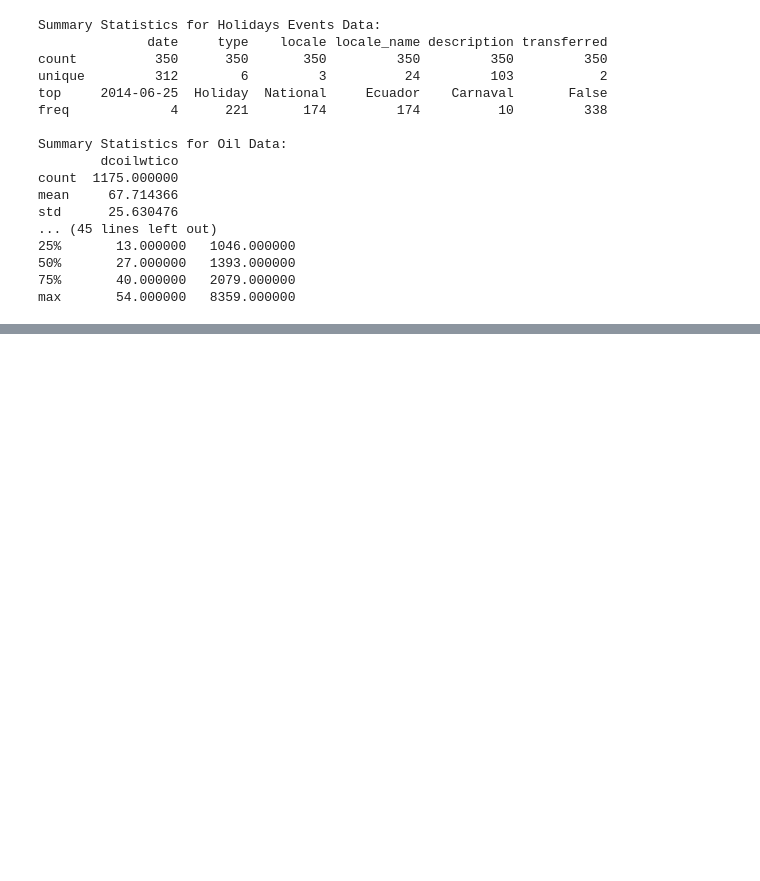
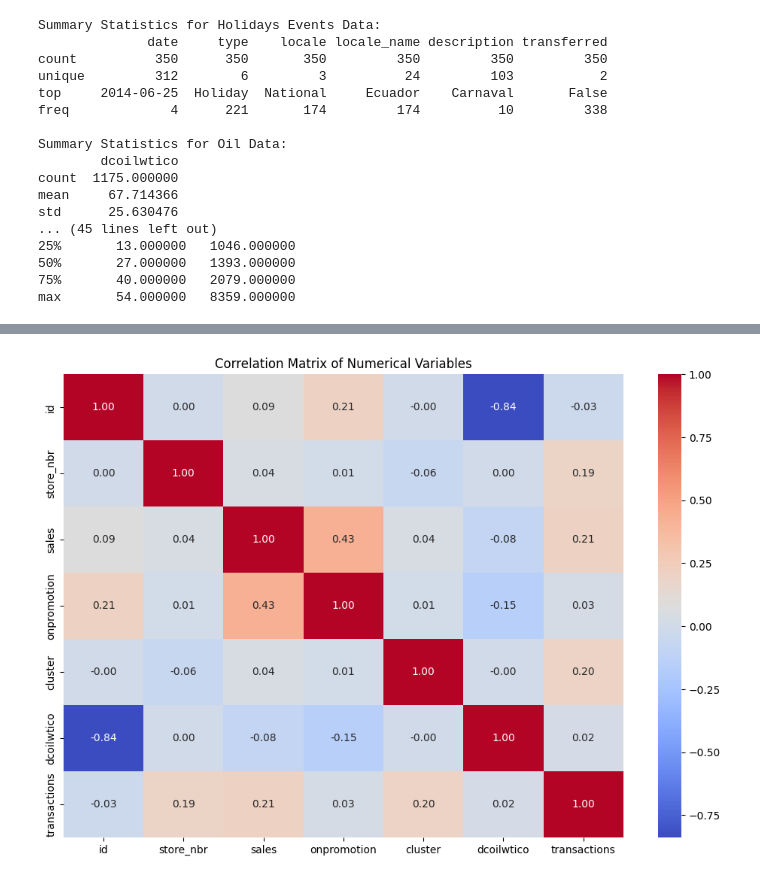
Before and after one commit to silver032/phase5project, a Jupyter notebook: Untitled.ipynb, the cells around one changed output, grey strips where cells are left out. Drawn from its saved outputs; the diff is of its cells as text; code cells hidden in the pictures; blank space fills up the shorter version.

```diff
--- a/Untitled.ipynb
+++ b/Untitled.ipynb
@@ -85,0 +398,9 @@ max       54.000000   8359.000000
+# %%
+# Merge train data with store data, oil data, transactions, and holidays events
+train_combined = pd.merge(train, stores, on='store_nbr', how='left')
+train_combined = pd.merge(train_combined, oil, on='date', how='left')
+train_combined = pd.merge(train_combined, transactions, on=['store_nbr', 'date'], how='left')
+train_combined = pd.merge(train_combined, holidays_events, on='date', how='left')
+
+# Display the first few rows to confirm the merge
+print(train_combined.head(), "\n")
@@ -85,0 +428,10 @@ max       54.000000   8359.000000
+# %%
+# Select only numerical columns for correlation analysis
+numerical_columns = train_combined.select_dtypes(include=['float64', 'int64'])
+
+# Calculate the correlation matrix for numerical columns
+correlation_matrix = numerical_columns.corr()
+
+# Display the correlation matrix
+print("Correlation Matrix:")
+print(correlation_matrix, "\n")
@@ -85,0 +457,15 @@ max       54.000000   8359.000000
+# %%
+import seaborn as sns
+import matplotlib.pyplot as plt
+
+# Set up the matplotlib figure
+plt.figure(figsize=(12, 8))
+
+# Draw the heatmap
+sns.heatmap(correlation_matrix, annot=True, fmt=".2f", cmap='coolwarm', cbar=True)
+
+# Add title and labels
+plt.title("Correlation Matrix of Numerical Variables")
+plt.show()
+# %% [output]
+[figure, added]
```
Also changed, not shown: parts of 16 cells of this notebook.
